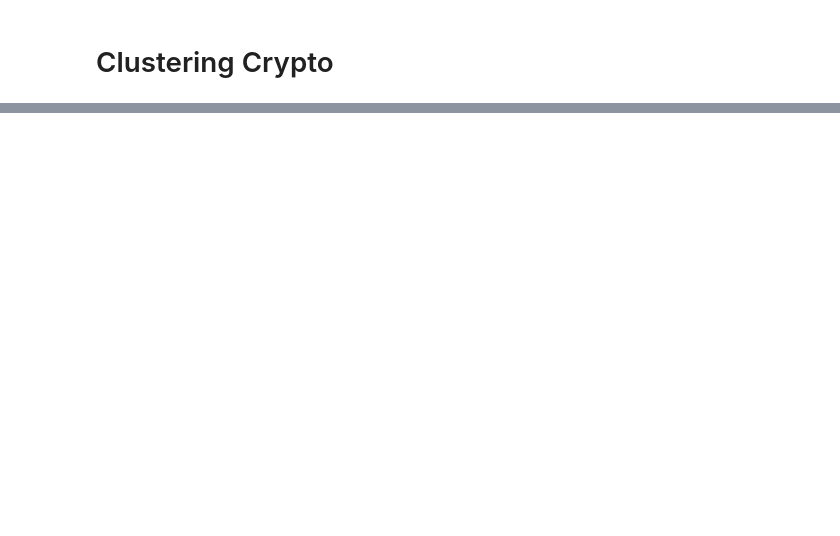
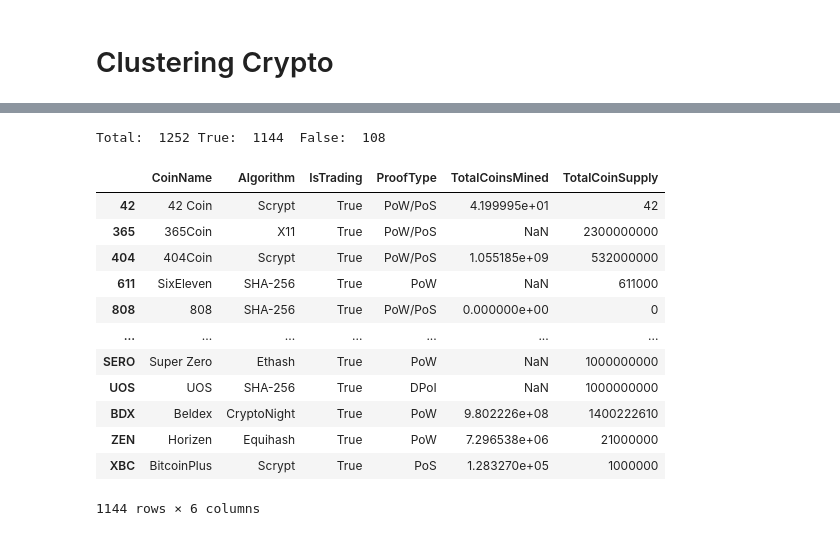
Before and after one commit to kjkubik/Cryptocurrencies, a Jupyter notebook: crypto_clustering.ipynb, the cells around one changed output, grey strips where cells are left out. Saved outputs shown, nothing was run; the diff lists cells and outputs as text; code cells hidden in the pictures; blank space fills up the shorter version.

```diff
--- a/crypto_clustering.ipynb
+++ b/crypto_clustering.ipynb
@@ -316,0 +18,5 @@ plot_df.head(10)
+# %%
+# load the crypto_data.csv dataset.
+input_file = "Resources/crypto_data.csv"
+crypto_df = pd.read_csv(input_file, index_col = 0)
+crypto_df.head()
@@ -316,0 +30,28 @@ plot_df.head(10)
+# %%
+# counting records
+true_df = len(crypto_df[crypto_df.IsTrading == True])
+
+false_df = len(crypto_df[crypto_df.IsTrading == False])
+print("Total: ", len(crypto_df), "True: ", true_df, " False: ", false_df)
+
+# N O  N U L L S  H E R E
+# %% [output]
+Total:  1252 True:  1144  False:  108
+# %%
+# keep all the cryptocurrencies that are being traded.
+traded_cryptos_df = crypto_df[crypto_df.IsTrading == True]
+traded_cryptos_df
+# %% [output]
+|  | CoinName | Algorithm | IsTrading | ProofType | TotalCoinsMined | TotalCoinSupply |
+| 42 | 42 Coin | Scrypt | True | PoW/PoS | 4.199995e+01 | 42 |
+| 365 | 365Coin | X11 | True | PoW/PoS | NaN | 2300000000 |
+| 404 | 404Coin | Scrypt | True | PoW/PoS | 1.055185e+09 | 532000000 |
+| 611 | SixEleven | SHA-256 | True | PoW | NaN | 611000 |
+| 808 | 808 | SHA-256 | True | PoW/PoS | 0.000000e+00 | 0 |
+| ... | ... | ... | ... | ... | ... | ... |
+| SERO | Super Zero | Ethash | True | PoW | NaN | 1000000000 |
+| UOS | UOS | SHA-256 | True | DPoI | NaN | 1000000000 |
+| BDX | Beldex | CryptoNight | True | PoW | 9.802226e+08 | 1400222610 |
+| ZEN | Horizen | Equihash | True | PoW | 7.296538e+06 | 21000000 |
+| XBC | BitcoinPlus | Scrypt | True | PoS | 1.283270e+05 | 1000000 |
+1144 rows × 6 columns
```
Also changed, not shown: parts of 40 cells of this notebook, 1 other file.
